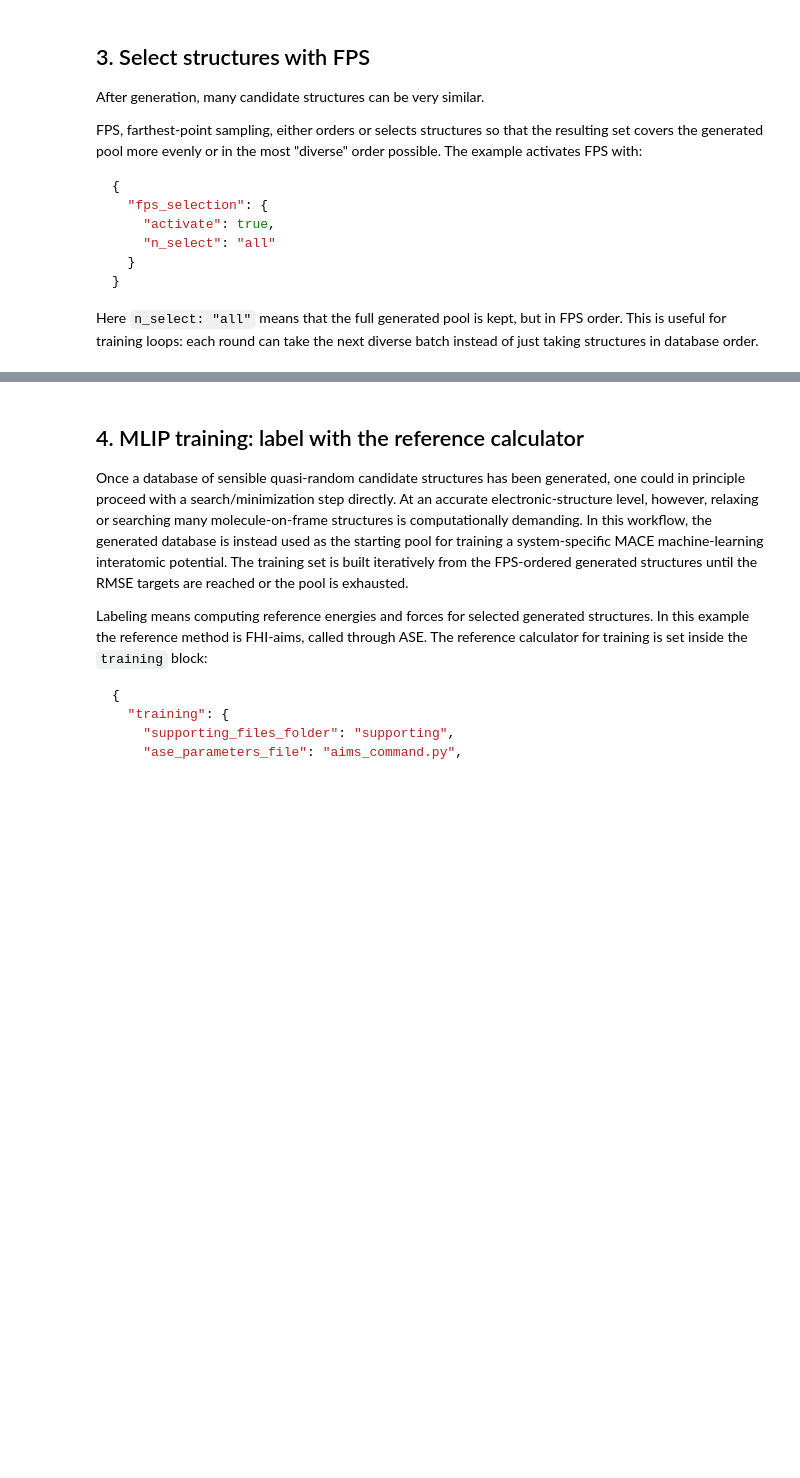
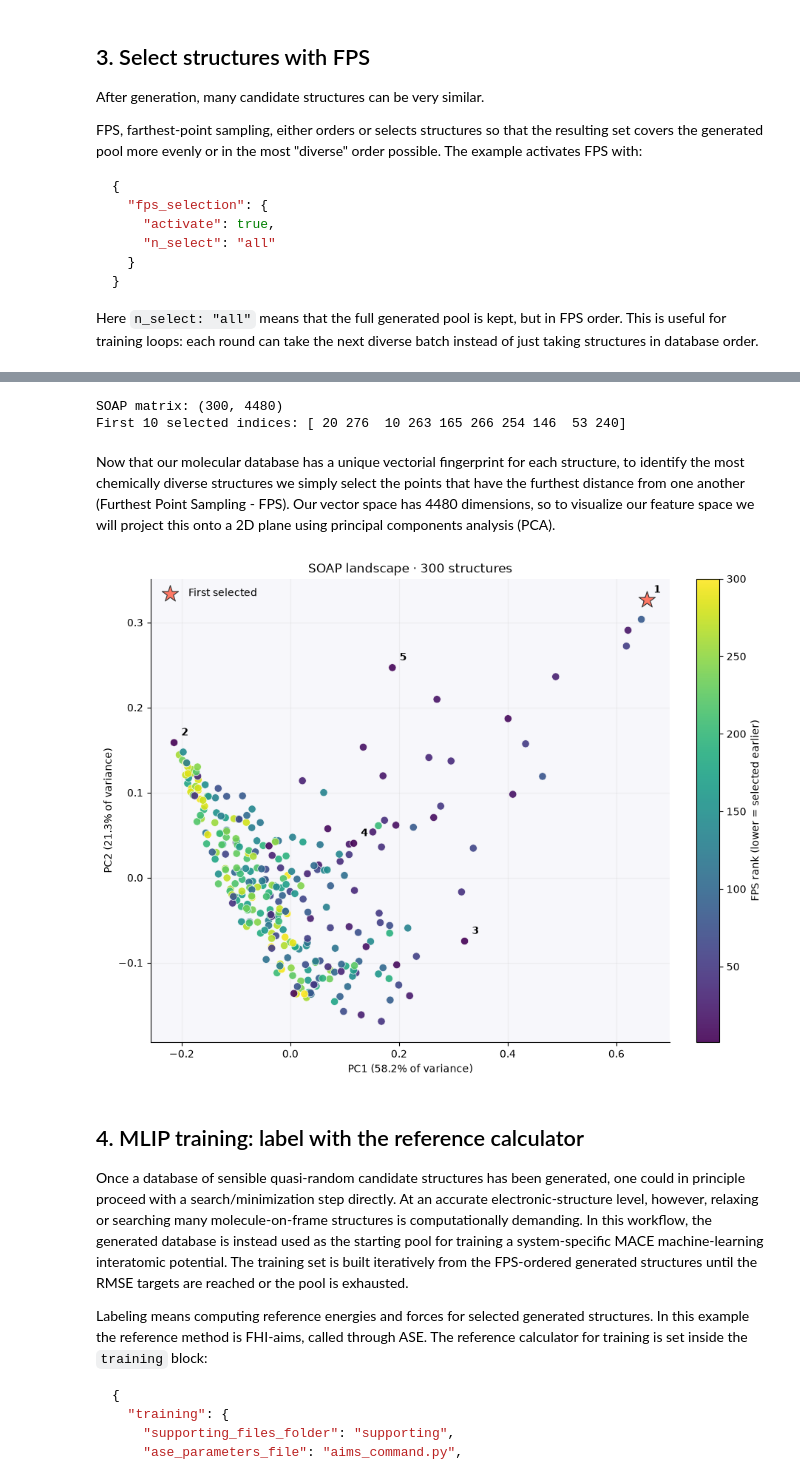
Before and after one commit to sabia-group/gensec, a Jupyter notebook: tutorial/tutorial.ipynb, the cells around one changed output, grey strips where cells are left out. Saved outputs shown, nothing was run; the diff lists cells and outputs as text; code cells hidden in the pictures; blank space fills up the shorter version.

Commit message:
Added pedagogical explanation of the SOAP vectors and FPS sampling with proper citations for methods and packages.

```diff
--- a/tutorial/tutorial.ipynb
+++ b/tutorial/tutorial.ipynb
@@ -569,3 +586,76 @@ Here `n_select: "all"` means that the full generated pool is kept, but in FPS or
+# %%
+from gensec.fps_selection import compute_structural_features, perform_fps
+# To run this cell your environment will need to have the modules skmatter and featomic installed.
+
+FINAL = TUTORIAL / "final"
+fps_source = FINAL / "db_generated_visual.db"  # Change the database here
+if not fps_source.is_file():
+    raise FileNotFoundError(fps_source)
+
+db = connect(fps_source)
+frames = [row.toatoms() for row in db.select()]
+if not frames:
+    raise ValueError(f"No structures in {fps_source}")
+
+X = compute_structural_features(frames)
+fps_order = perform_fps(X, n_select=len(frames))
+
+print("SOAP matrix:", X.shape)
+print("First 10 selected indices:", fps_order[:10])
+# %% [output]
+SOAP matrix: (300, 4480)
+First 10 selected indices: [ 20 276  10 263 165 266 254 146  53 240]
+# %% [markdown]
+Now that our molecular database has a unique vectorial fingerprint for each structure, to identify the most chemically diverse structures we simply select the points that have the furthest distance from one another (Furthest Point Sampling - FPS). Our vector space has 4480 dimensions, so to visualize our feature space we will project this onto a 2D plane using principal components analysis (PCA).
+# %%
+centered = X - X.mean(axis=0)
+_, singular_values, components = np.linalg.svd(centered, full_matrices=False)
+coordinates = centered @ components[:2].T
+variance = singular_values[:2] ** 2 / np.sum(singular_values ** 2)
+
+rank = np.empty(len(X), dtype=int)
+rank[fps_order] = np.arange(1, len(X) + 1)
+
+fig, ax = plt.subplots(figsize=(9, 7), layout="constrained")
+ax.set_facecolor("#f7f7fb")
+
+points = ax.scatter(
+    coordinates[:, 0], coordinates[:, 1],
+    c=rank, cmap="viridis",
+    s=55, alpha=0.9,
+    edgecolors="white", linewidths=0.5,
+)
+
+first = fps_order[0]
+ax.scatter(
+    *coordinates[first],
+    marker="*", s=280, color="#ff7865",
+    edgecolors="#333333", linewidths=0.8,
+    label="First selected", zorder=3,
+)
+
+for selection_rank, index in enumerate(fps_order[:5], start=1):
+    ax.annotate(
+        str(selection_rank), coordinates[index],
+        xytext=(7, 7), textcoords="offset points",
+        fontsize=10, fontweight="bold",
+    )
+
+fig.colorbar(points, ax=ax, label="FPS rank (lower = selected earlier)")
+ax.set(
+    xlabel=f"PC1 ({variance[0]:.1%} of variance)",
+    ylabel=f"PC2 ({variance[1]:.1%} of variance)",
+    title=f"SOAP landscape · {len(X)} structures",
+)
+ax.legend(frameon=False)
+ax.grid(alpha=0.15)
+ax.set_axisbelow(True)
+ax.spines[["top", "right"]].set_visible(False)
+
+plt.show()
+plt.close(fig)
+# %% [output]
+[figure, added]
 # %% [markdown]
 ## 4. MLIP training: label with the reference calculator
 
```
Also changed, not shown: parts of 4 cells of this notebook.
